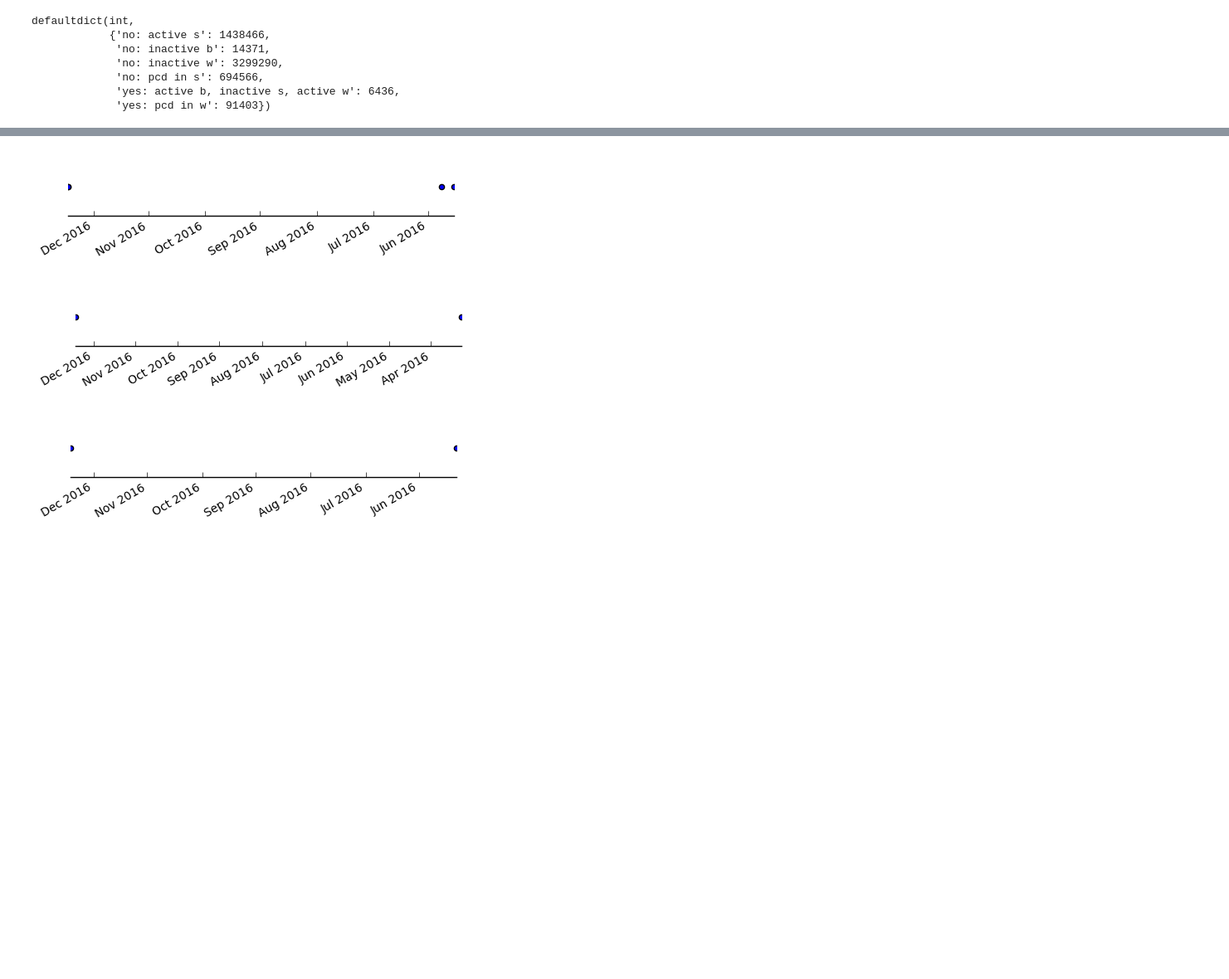
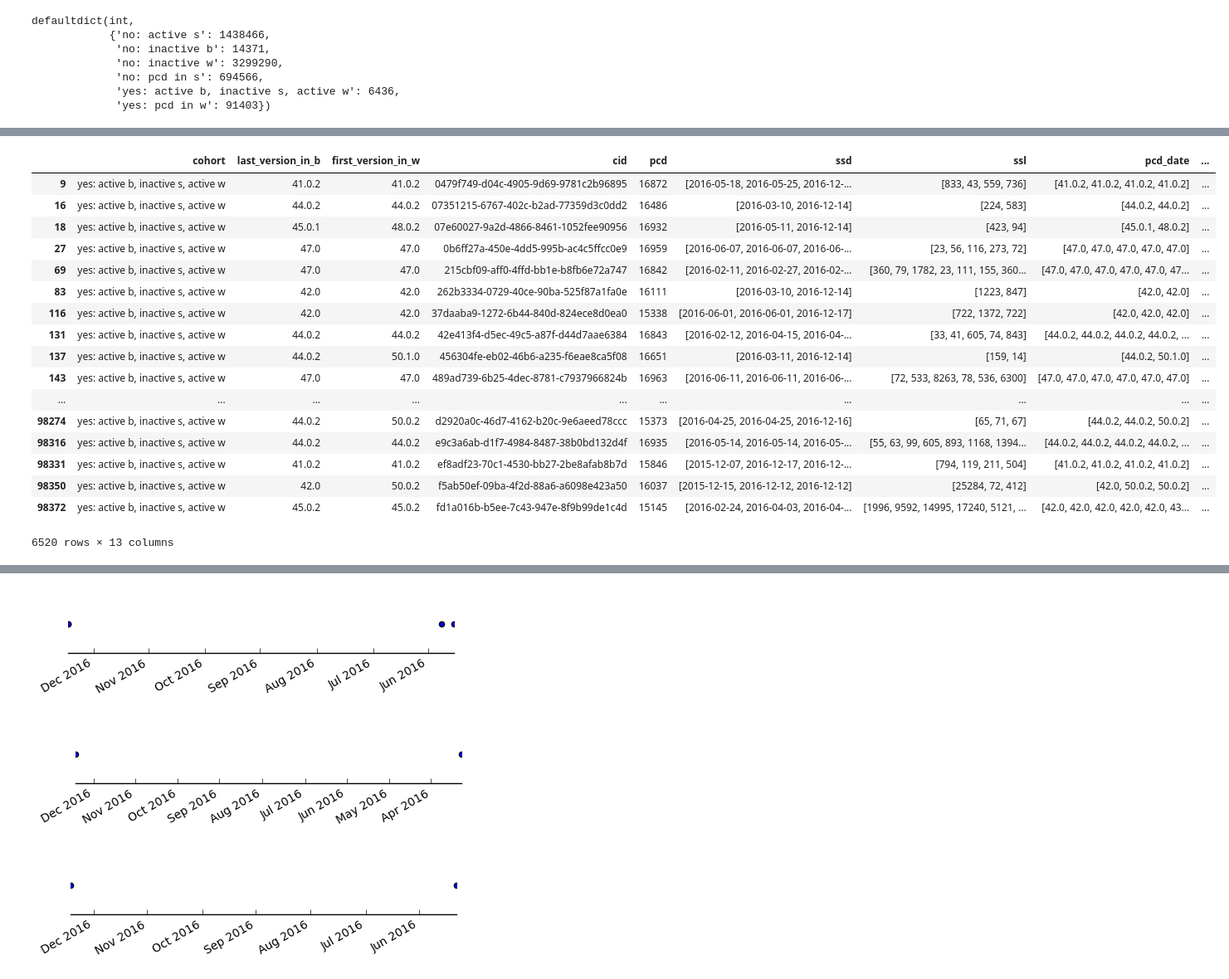
Before and after one commit to aguimaraesduarte/FxReturningUsers, a Jupyter notebook: NewUsers_v1.ipynb, the cells around one changed output, grey strips where cells are left out. Shown at 83% size. Saved outputs shown, nothing was run; the diff lists cells and outputs as text; code cells hidden in the pictures; blank space fills up the shorter version.

Commit message:
added last and newst Fx versions when applicable

```diff
--- a/NewUsers_v1.ipynb
+++ b/NewUsers_v1.ipynb
@@ -60,7 +60,8 @@ allPingsDFSelect = allPingsDF.select(
            allPingsDF.subsession_start_date.alias("ssd"),
            allPingsDF.app_name.alias("appname"),
            allPingsDF.subsession_length.alias("ssl"),
-           allPingsDF.profile_creation_date.alias("pcd"))
+           allPingsDF.profile_creation_date.alias("pcd"),
+           allPingsDF.app_version.alias("av"))
 
 # filter, replace missing values with zeroes, and cache dataframe
 # - 1% sample (sample_id is 42)
@@ -77,6 +78,6 @@ filteredPingsDF = allPingsDFSelect.filter(allPingsDFSelect.sid == "42")\
                                   .filter(allPingsDFSelect.pcd >= PCD_CUTOUT_START_INT)\
                                   .filter(allPingsDFSelect.pcd <= TODAY_INT)\
                                   .filter(~allPingsDFSelect.pcd.isin(range(D0_T0_INT, D0_INT)))\
-                                  .select(["cid","ssd","pcd","ssl"])\
+                                  .select(["cid","ssd","pcd","ssl","av"])\
                                   .cache()
 # %%
@@ -104,10 +105,12 @@ filteredPingsDF.groupBy("cid").count().count() # 5,544,532 (*100) users
 longitudinal = filteredPingsDF.groupBy("cid")\
                               .agg({"ssl": "collect_list",
                                     "ssd": "collect_list",
+                                    "av": "collect_list",
                                     "pcd": "first"})\
                               .withColumnRenamed("first(pcd)","pcd")\
                               .withColumnRenamed("collect_list(ssl)","ssl")\
-                              .withColumnRenamed("collect_list(ssd)","ssd")
+                              .withColumnRenamed("collect_list(ssd)","ssd")\
+                              .withColumnRenamed("collect_list(av)","av")
 # %%
 #t=longitudinal.take(1)[0]
 #t
@@ -203,5 +297,7 @@ positives = mapped.filter(lambda row: row[0].startswith("yes"))
 # %%
 positives_pd = positives.toDF(["cohort",
+                               "last_version_in_b",
+                               "first_version_in_w",
                                "cid",
                                "pcd",
                                "ssd",
@@ -210,4 +306,5 @@ positives_pd = positives.toDF(["cohort",
                                "num_ssd_in_w",
                                "tot_ssl_in_w",
                                "num_ssd_in_b",
-                               "tot_ssl_in_b"]).toPandas()
+                               "tot_ssl_in_b",
+                               "av"]).toPandas()
@@ -236,3 +333,24 @@ positives_pd
 cohort1 = positives_pd[positives_pd.cohort == "yes: active b, inactive s, active w"]
 # %%
 #cohort1.shape[0]
+# %%
+cohort1 # 6,520 rows
+# %% [output]
+|  | cohort | last_version_in_b | first_version_in_w | cid | pcd | ssd | ssl | pcd_date | ... |
+| 9 | yes: active b, inactive s, active w | 41.0.2 | 41.0.2 | 0479f749-d04c-4905-9d69-9781c2b96895 | 16872 | [2016-05-18, 2016-05-25, 2016-12-... | [833, 43, 559, 736] | [41.0.2, 41.0.2, 41.0.2, 41.0.2] | ... |
+| 16 | yes: active b, inactive s, active w | 44.0.2 | 44.0.2 | 07351215-6767-402c-b2ad-77359d3c0dd2 | 16486 | [2016-03-10, 2016-12-14] | [224, 583] | [44.0.2, 44.0.2] | ... |
+| 18 | yes: active b, inactive s, active w | 45.0.1 | 48.0.2 | 07e60027-9a2d-4866-8461-1052fee90956 | 16932 | [2016-05-11, 2016-12-14] | [423, 94] | [45.0.1, 48.0.2] | ... |
+| 27 | yes: active b, inactive s, active w | 47.0 | 47.0 | 0b6ff27a-450e-4dd5-995b-ac4c5ffcc0e9 | 16959 | [2016-06-07, 2016-06-07, 2016-06-... | [23, 56, 116, 273, 72] | [47.0, 47.0, 47.0, 47.0, 47.0] | ... |
+| 69 | yes: active b, inactive s, active w | 47.0 | 47.0 | 215cbf09-aff0-4ffd-bb1e-b8fb6e72a747 | 16842 | [2016-02-11, 2016-02-27, 2016-02-... | [360, 79, 1782, 23, 111, 155, 360... | [47.0, 47.0, 47.0, 47.0, 47.0, 47... | ... |
+| 83 | yes: active b, inactive s, active w | 42.0 | 42.0 | 262b3334-0729-40ce-90ba-525f87a1fa0e | 16111 | [2016-03-10, 2016-12-14] | [1223, 847] | [42.0, 42.0] | ... |
+| 116 | yes: active b, inactive s, active w | 42.0 | 42.0 | 37daaba9-1272-6b44-840d-824ece8d0ea0 | 15338 | [2016-06-01, 2016-06-01, 2016-12-17] | [722, 1372, 722] | [42.0, 42.0, 42.0] | ... |
+| 131 | yes: active b, inactive s, active w | 44.0.2 | 44.0.2 | 42e413f4-d5ec-49c5-a87f-d44d7aae6384 | 16843 | [2016-02-12, 2016-04-15, 2016-04-... | [33, 41, 605, 74, 843] | [44.0.2, 44.0.2, 44.0.2, 44.0.2, ... | ... |
+| 137 | yes: active b, inactive s, active w | 44.0.2 | 50.1.0 | 456304fe-eb02-46b6-a235-f6eae8ca5f08 | 16651 | [2016-03-11, 2016-12-14] | [159, 14] | [44.0.2, 50.1.0] | ... |
+| 143 | yes: active b, inactive s, active w | 47.0 | 47.0 | 489ad739-6b25-4dec-8781-c7937966824b | 16963 | [2016-06-11, 2016-06-11, 2016-06-... | [72, 533, 8263, 78, 536, 6300] | [47.0, 47.0, 47.0, 47.0, 47.0, 47.0] | ... |
+| ... | ... | ... | ... | ... | ... | ... | ... | ... | ... |
+| 98274 | yes: active b, inactive s, active w | 44.0.2 | 50.0.2 | d2920a0c-46d7-4162-b20c-9e6aeed78ccc | 15373 | [2016-04-25, 2016-04-25, 2016-12-16] | [65, 71, 67] | [44.0.2, 44.0.2, 50.0.2] | ... |
+| 98316 | yes: active b, inactive s, active w | 44.0.2 | 44.0.2 | e9c3a6ab-d1f7-4984-8487-38b0bd132d4f | 16935 | [2016-05-14, 2016-05-14, 2016-05-... | [55, 63, 99, 605, 893, 1168, 1394... | [44.0.2, 44.0.2, 44.0.2, 44.0.2, ... | ... |
+| 98331 | yes: active b, inactive s, active w | 41.0.2 | 41.0.2 | ef8adf23-70c1-4530-bb27-2be8afab8b7d | 15846 | [2015-12-07, 2016-12-17, 2016-12-... | [794, 119, 211, 504] | [41.0.2, 41.0.2, 41.0.2, 41.0.2] | ... |
+| 98350 | yes: active b, inactive s, active w | 42.0 | 50.0.2 | f5ab50ef-09ba-4f2d-88a6-a6098e423a50 | 16037 | [2015-12-15, 2016-12-12, 2016-12-12] | [25284, 72, 412] | [42.0, 50.0.2, 50.0.2] | ... |
+| 98372 | yes: active b, inactive s, active w | 45.0.2 | 45.0.2 | fd1a016b-b5ee-7c43-947e-8f9b99de1c4d | 15145 | [2016-02-24, 2016-04-03, 2016-04-... | [1996, 9592, 14995, 17240, 5121, ... | [42.0, 42.0, 42.0, 42.0, 42.0, 43... | ... |
+6520 rows × 13 columns
```
Also changed, not shown: parts of 11 cells of this notebook, 1 other file.
